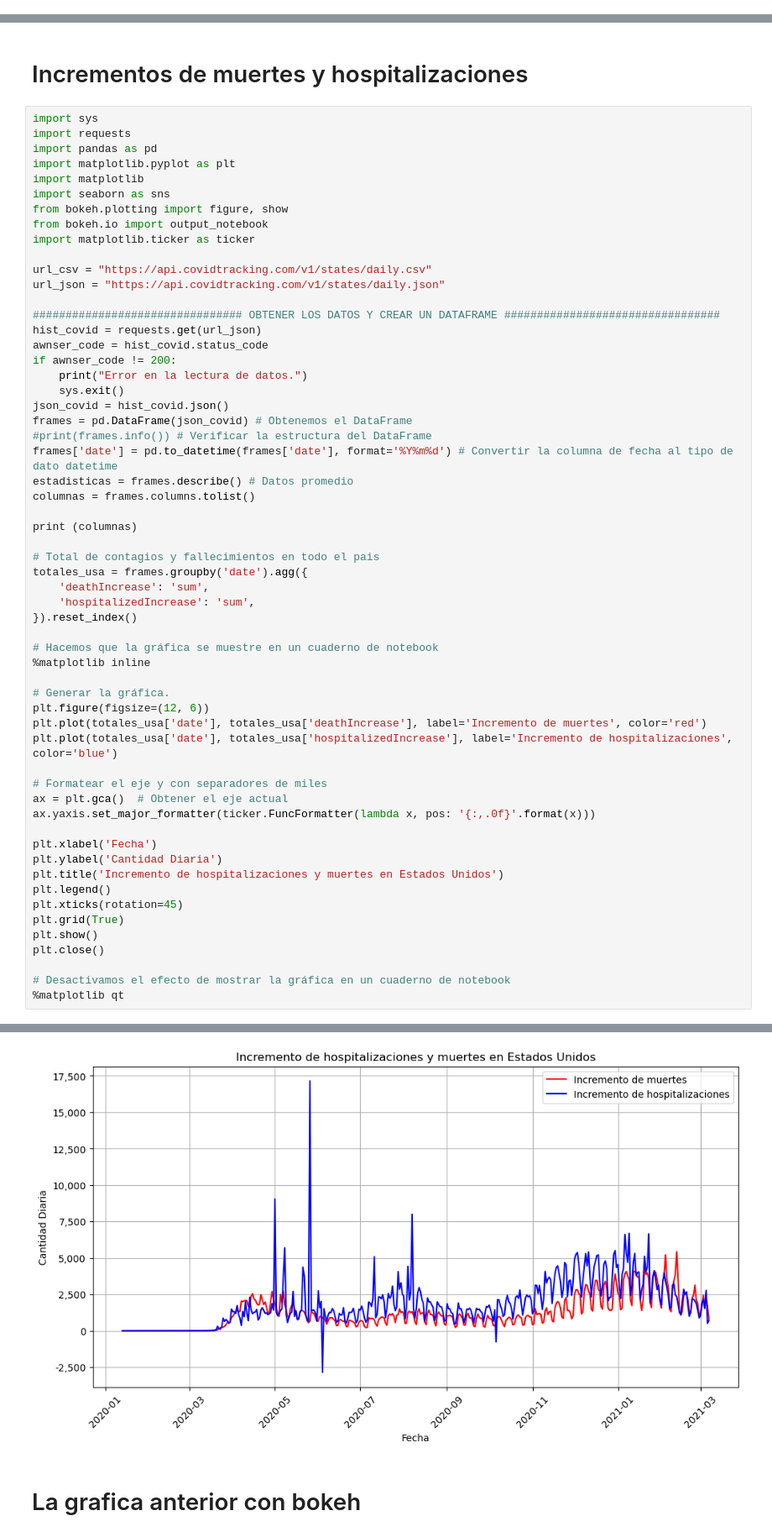
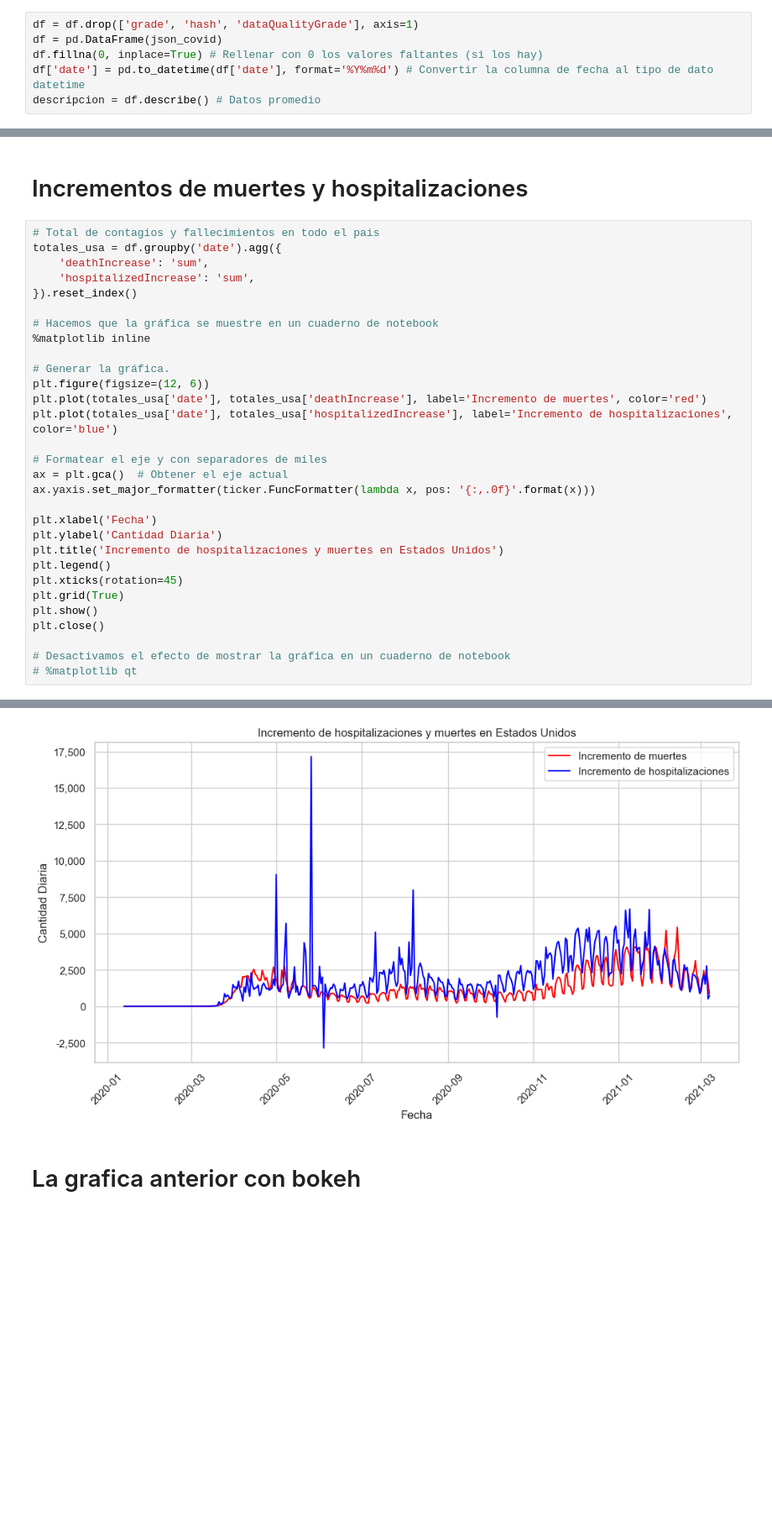
Before and after one commit to AI-School-F5-P2/Datathon_Equipo1, a Jupyter notebook: Covid.ipynb, the cells around one changed output, grey strips where cells are left out. Shown at 84% size. Cells and saved outputs as stored; diff of their text form; blank space fills up the shorter version.

Commit message:
refactor: Added new graphs, findings, and data analysis

```diff
--- a/Covid.ipynb
+++ b/Covid.ipynb
@@ -55,0 +193,6 @@ soup_covid = bs(hist_covid.text, features="html.parser")
+# %%
+df = df.drop(['grade', 'hash', 'dataQualityGrade'], axis=1)
+df = pd.DataFrame(json_covid)
+df.fillna(0, inplace=True) # Rellenar con 0 los valores faltantes (si los hay)
+df['date'] = pd.to_datetime(df['date'], format='%Y%m%d') # Convertir la columna de fecha al tipo de dato datetime
+descripcion = df.describe() # Datos promedio
@@ -419,36 +453,8 @@ plt.close()
 # %% [markdown]
 # Incrementos de muertes y hospitalizaciones
 # %%
-import sys
-import requests
-import pandas as pd
-import matplotlib.pyplot as plt
-import matplotlib
-import seaborn as sns
-from bokeh.plotting import figure, show
-from bokeh.io import output_notebook
-import matplotlib.ticker as ticker
-
-url_csv = "https://api.covidtracking.com/v1/states/daily.csv"
-url_json = "https://api.covidtracking.com/v1/states/daily.json"
-
-################################ OBTENER LOS DATOS Y CREAR UN DATAFRAME #################################
-hist_covid = requests.get(url_json)
-awnser_code = hist_covid.status_code
-if awnser_code != 200:
-    print("Error en la lectura de datos.")
-    sys.exit()
-json_covid = hist_covid.json()
-frames = pd.DataFrame(json_covid) # Obtenemos el DataFrame
-#print(frames.info()) # Verificar la estructura del DataFrame
-frames['date'] = pd.to_datetime(frames['date'], format='%Y%m%d') # Convertir la columna de fecha al tipo de dato datetime
-estadisticas = frames.describe() # Datos promedio
-columnas = frames.columns.tolist()
-
-print (columnas)
-
 # Total de contagios y fallecimientos en todo el pais
-totales_usa = frames.groupby('date').agg({
+totales_usa = df.groupby('date').agg({
     'deathIncrease': 'sum',
     'hospitalizedIncrease': 'sum',
 }).reset_index()
@@ -475,5 +481,5 @@ plt.show()
 plt.close()
 
 # Desactivamos el efecto de mostrar la gráfica en un cuaderno de notebook
-%matplotlib qt
+# %matplotlib qt
 # %% [output]
@@ -481,4 +486,4 @@ plt.close()
-[figure, old version]
+[figure, new version]
 # %% [markdown]
 # La grafica anterior con bokeh
 # %%
```
Also changed, not shown: parts of 39 cells of this notebook, 2 other files.
